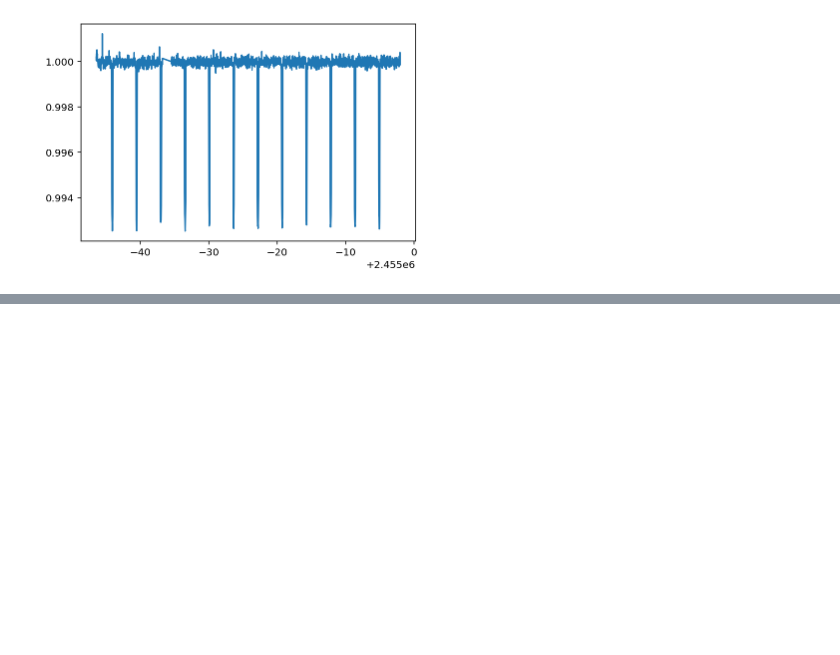
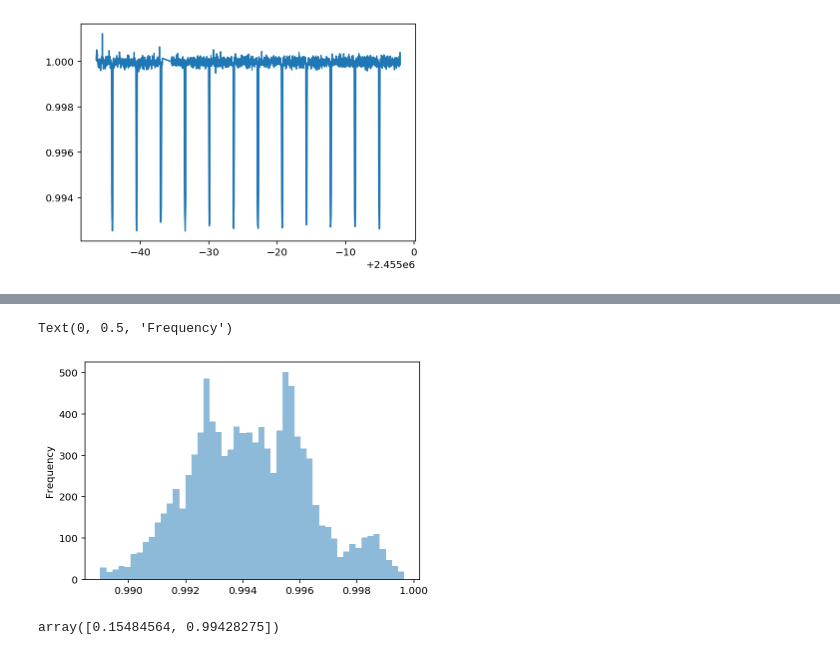
Before and after one commit to brendrach/Computational_Astro_ASTP720, a Jupyter notebook: Assignment_6/Assignment_6.ipynb, the cells around one changed output, grey strips where cells are left out. Saved outputs shown, nothing was run; the diff lists cells and outputs as text; code cells hidden in the pictures; blank space fills up the shorter version.

```diff
--- a/Assignment_6/Assignment_6.ipynb
+++ b/Assignment_6/Assignment_6.ipynb
@@ -102,0 +254,12 @@ plt.ylim(0.991,1.0005)
+# %%
+plt.hist(chain[:, 1], alpha=0.5, bins=50)
+plt.ylabel('Relative Intensity')
+plt.ylabel('Frequency')
+# %% [output]
+Text(0, 0.5, 'Frequency')
+[figure, added]
+# %%
+theta_best = chain.mean(0)
+theta_best
+# %% [output]
+array([0.15484564, 0.99428275])
```
Also changed, not shown: parts of 22 cells of this notebook.
